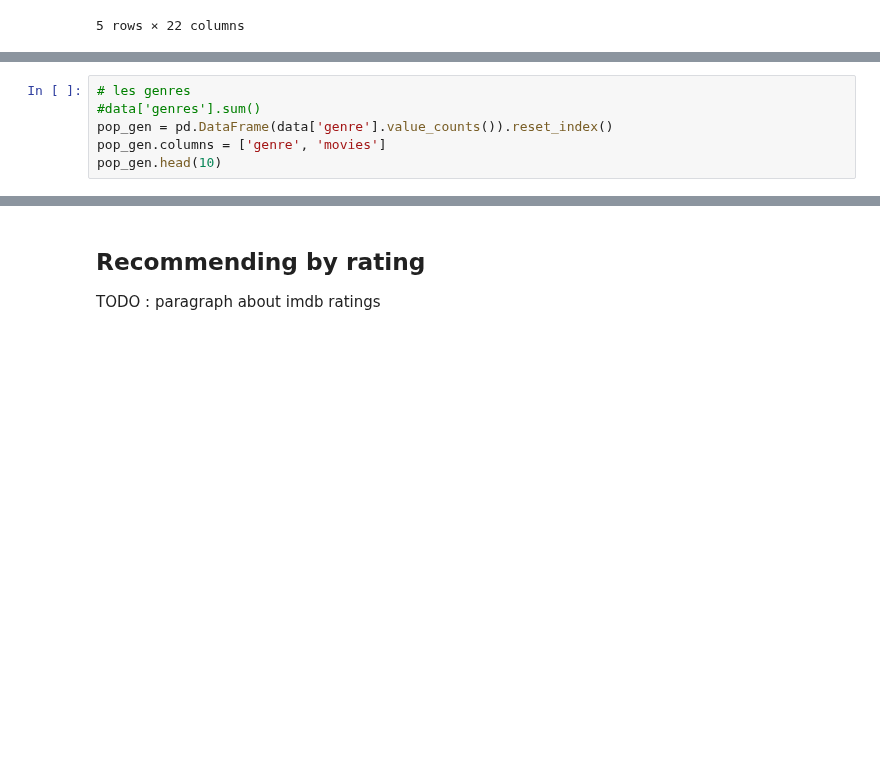
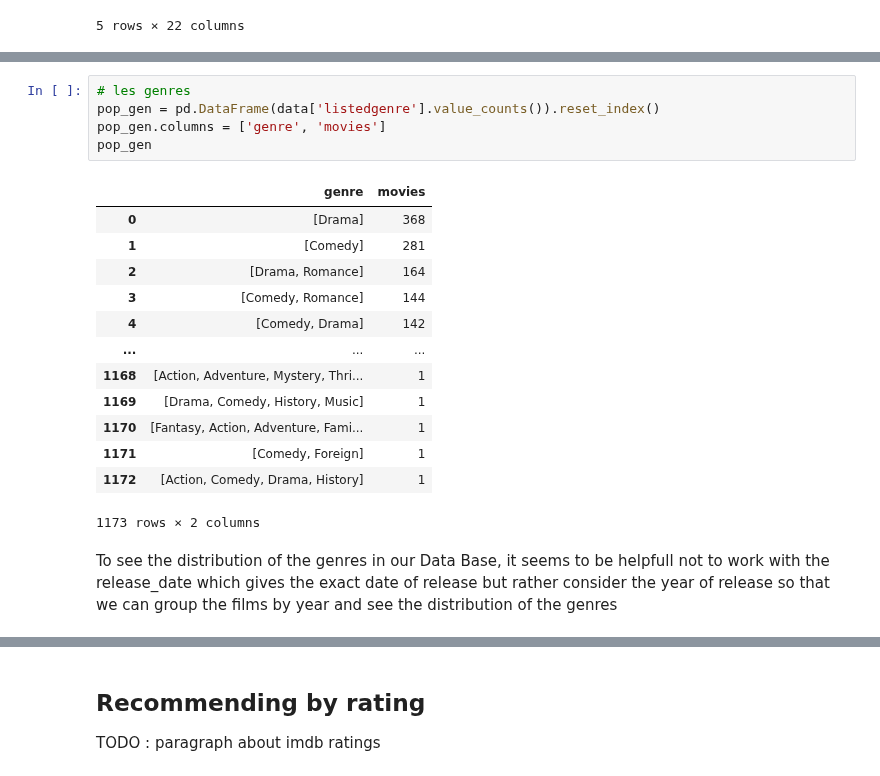
Before and after one commit to Ellana42/projet_info, a Jupyter notebook: rating_movies.ipynb, the cells around one changed output, grey strips where cells are left out. Drawn from its saved outputs; the diff is of its cells as text; blank space fills up the shorter version.

Commit message:
genres

```diff
--- a/rating_movies.ipynb
+++ b/rating_movies.ipynb
@@ -288,6 +331,21 @@ data.head()
 # %%
 # les genres
-#data['genres'].sum()
-pop_gen = pd.DataFrame(data['genre'].value_counts()).reset_index()
+pop_gen = pd.DataFrame(data['listedgenre'].value_counts()).reset_index()
 pop_gen.columns = ['genre', 'movies']
-pop_gen.head(10)
+pop_gen
+# %% [output]
+|  | genre | movies |
+| 0 | [Drama] | 368 |
+| 1 | [Comedy] | 281 |
+| 2 | [Drama, Romance] | 164 |
+| 3 | [Comedy, Romance] | 144 |
+| 4 | [Comedy, Drama] | 142 |
+| ... | ... | ... |
+| 1168 | [Action, Adventure, Mystery, Thri... | 1 |
+| 1169 | [Drama, Comedy, History, Music] | 1 |
+| 1170 | [Fantasy, Action, Adventure, Fami... | 1 |
+| 1171 | [Comedy, Foreign] | 1 |
+| 1172 | [Action, Comedy, Drama, History] | 1 |
+1173 rows × 2 columns
+# %% [markdown]
+To see the distribution of the genres in our Data Base, it seems to be helpfull not to work with the release_date which gives the exact date of release but rather consider the year of release so that we can group the films by year and see the distribution of the genres
```
Also changed, not shown: parts of 32 cells of this notebook.
